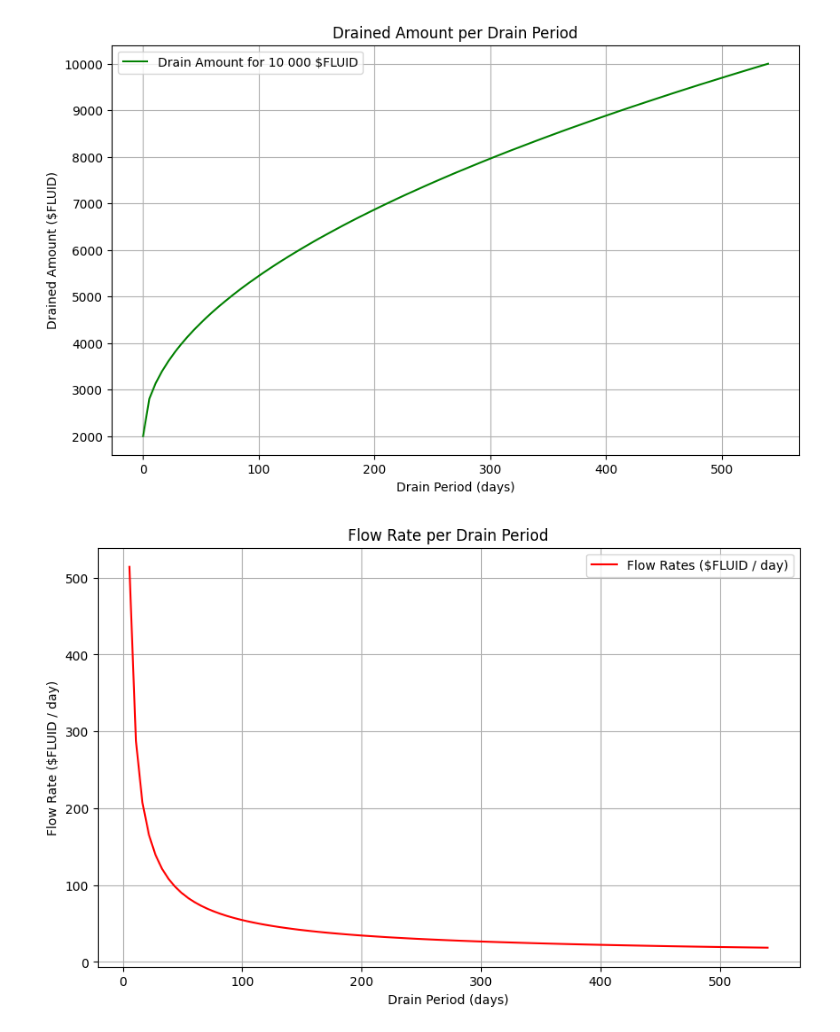
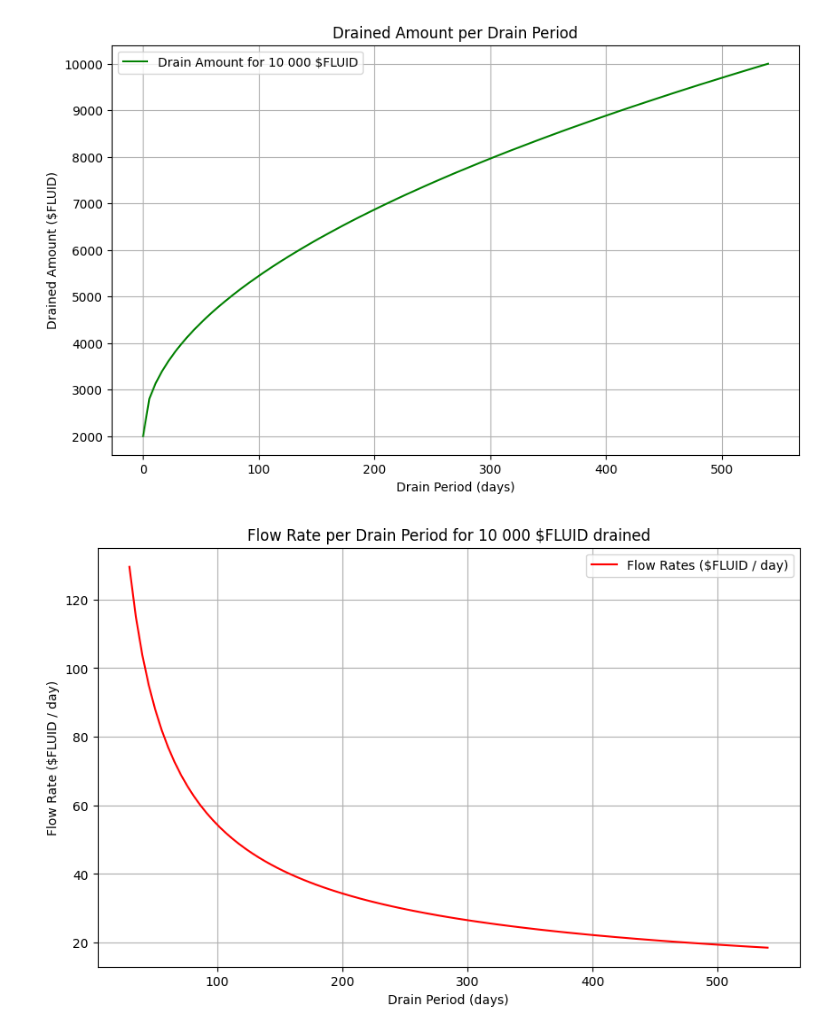
Before and after one commit to superfluid-org/fluid, a Jupyter notebook: fluid_model.ipynb, the cells around one changed output. Drawn from its saved outputs; the diff is of its cells as text; code cells hidden in the pictures.

```diff
--- a/fluid_model.ipynb
+++ b/fluid_model.ipynb
@@ -106,36 +106,36 @@ def calculate_drain_amount(drain_period):
 def plot_drain_amount_curve():
     drain_periods = np.linspace(0, MAX_DRAIN_PERIOD, 100)  # Range of drain periods from 1 to 356 days
     drain_amounts = [calculate_drain_amount(period) for period in drain_periods]
     plt.figure(figsize=(10, 6))
     plt.plot(drain_periods, drain_amounts, color='g', label=f'Drain Amount for 10 000 $FLUID')
     plt.xlabel('Drain Period (days)')
     plt.ylabel('Drained Amount ($FLUID)')
     plt.title('Drained Amount per Drain Period')
     plt.legend()
     plt.grid(True)
     plt.show()
 
 def plot_flowrate_curve():
-    drain_periods = np.linspace(0, MAX_DRAIN_PERIOD, 100)  # Range of drain periods from 1 to 356 days
+    drain_periods = np.linspace(30, MAX_DRAIN_PERIOD, 100)  # Range of drain periods from 1 to 356 days
     drain_amounts = [calculate_drain_amount(period) for period in drain_periods]
     flowrates = [calculate_drain_amount(period)/period for period in drain_periods]
     plt.figure(figsize=(10, 6))
     plt.plot(drain_periods, flowrates, color='r', label=f'Flow Rates ($FLUID / day)')
     plt.xlabel('Drain Period (days)')
     plt.ylabel('Flow Rate ($FLUID / day)')
-    plt.title('Flow Rate per Drain Period')
+    plt.title('Flow Rate per Drain Period for 10 000 $FLUID drained')
     plt.legend()
     plt.grid(True)
     plt.show()
 
 
 plot_drain_penalty_curve()
 plot_drain_amount_curve()
 plot_flowrate_curve()
 # %% [output]
 [figure]
 [figure]
-[figure, old version]
+[figure, new version]
 # %%
 # Simulation Variables
 NUM_OF_RECIPIENT = 15_000
```
Also changed, not shown: parts of 2 cells of this notebook.
